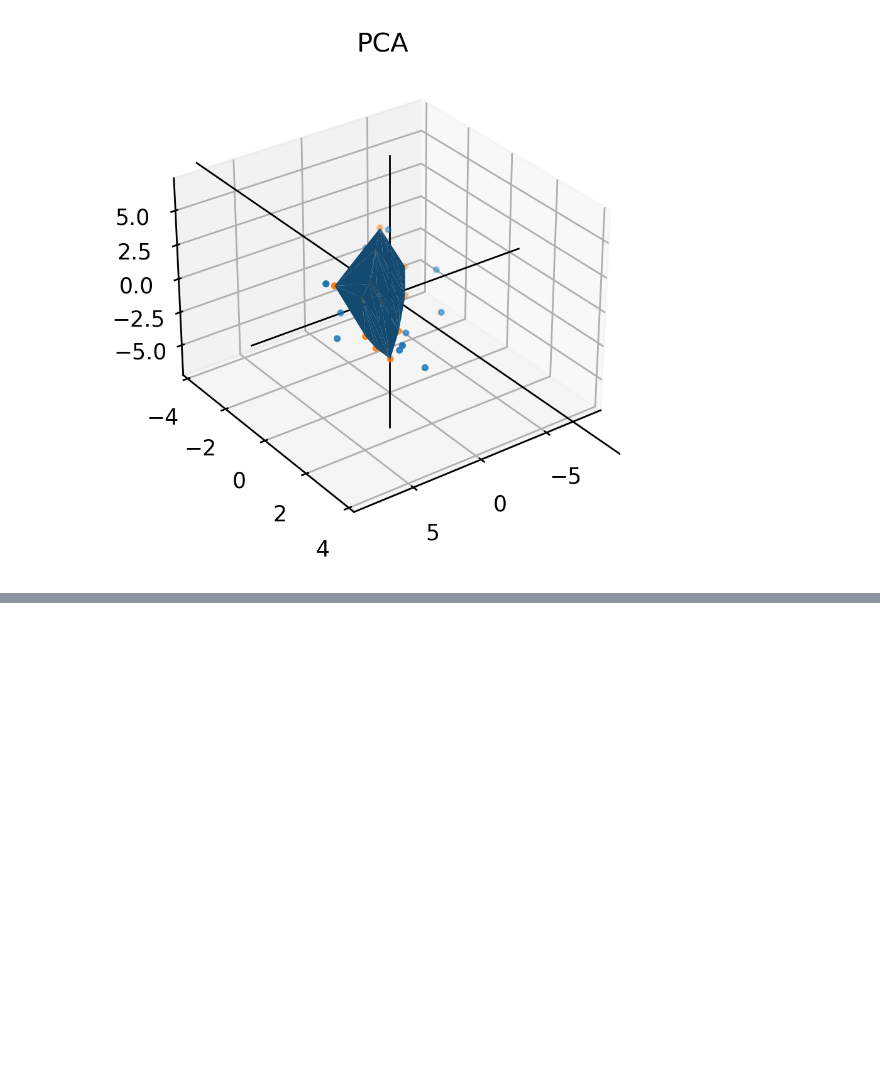
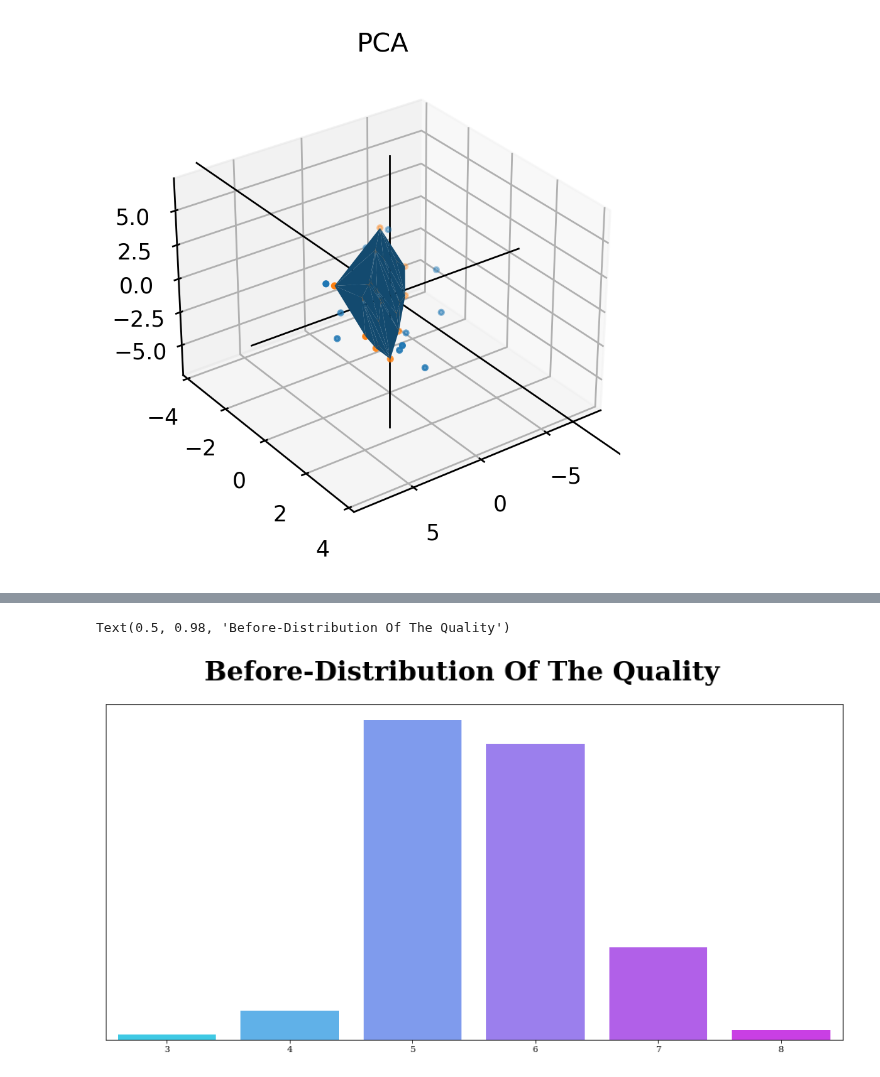
Before and after one commit to aminrahimian/data-for-good, a Jupyter notebook: principal-components-analysis-(still working).ipynb, the cells around one changed output, grey strips where cells are left out. Saved outputs shown, nothing was run; the diff lists cells and outputs as text; code cells hidden in the pictures; blank space fills up the shorter version.

```diff
--- a/principal-components-analysis-(still working).ipynb
+++ b/principal-components-analysis-(still working).ipynb
@@ -392,0 +463,12 @@ for i in range(35,55):
+# %%
+plt.rcParams['font.family'] = ['serif']
+background_color = "#ffffff"
+fig = plt.figure(figsize=(15,7), facecolor=background_color)
+fig.suptitle('Before-Distribution Of The Quality', fontsize=30, fontweight='bold')
+ax = sns.barplot(y = df['quality'].value_counts().values.tolist(),
+                      x = df['quality'].value_counts().index, palette="cool")
+ax.get_yaxis().set_visible(False)
+plt.show()
+# %% [output]
+Text(0.5, 0.98, 'Before-Distribution Of The Quality')
+[figure, added]
```
Also changed, not shown: parts of 17 cells of this notebook.
